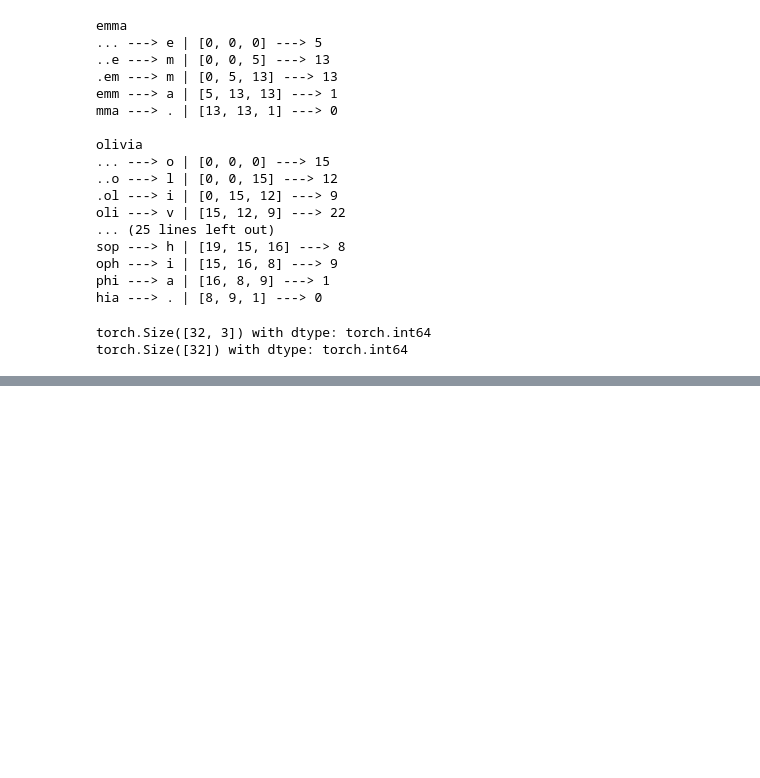
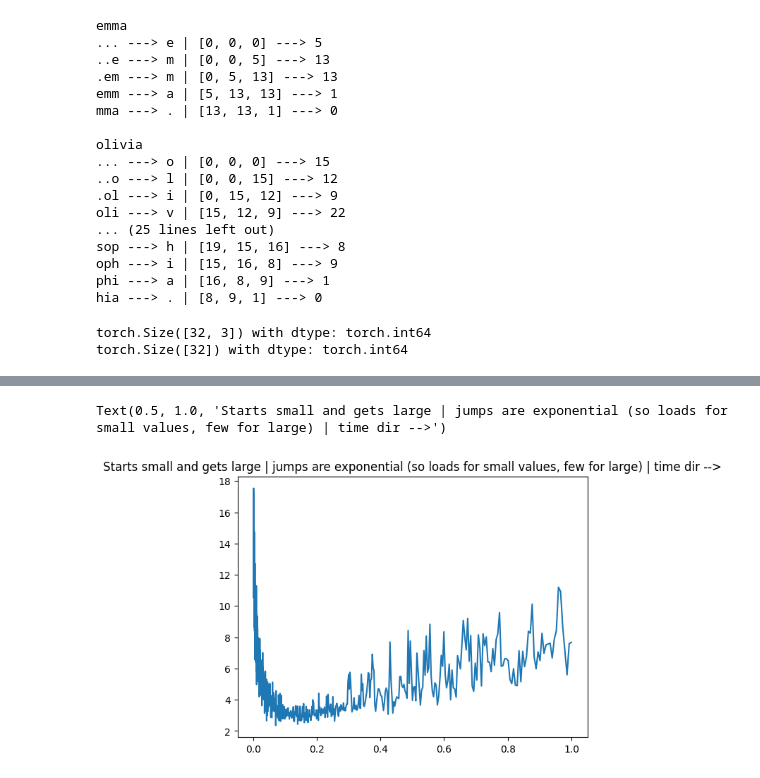
Before and after one commit to Matthew-Packham/embedding_from_first_principles, a Jupyter notebook: embeddings_from_first_principles.ipynb, the cells around one changed output, grey strips where cells are left out. Saved outputs shown, nothing was run; the diff lists cells and outputs as text; code cells hidden in the pictures; blank space fills up the shorter version.

Commit message:
Embeddings Visualised

```diff
--- a/embeddings_from_first_principles.ipynb
+++ b/embeddings_from_first_principles.ipynb
@@ -72,0 +254,3 @@ torch.Size([32]) with dtype: torch.int64
+# %%
+for p in parameters:
+    p.requires_grad = True
@@ -72,0 +366,25 @@ torch.Size([32]) with dtype: torch.int64
+# %%
+iterations = 1000
+mini_batch_size = 32
+
+for _ in range(iterations):
+
+    # construct mini batch (randomly select 32 examples with replacement)
+    # select 32 integers (which represent the indexes of our training set)
+    ix = torch.randint(0, X.shape[0], (mini_batch_size,))
+
+    ## FORWARD PASS ##
+    emb = C[X[ix]] # (32, 3, 2)
+    h1 = torch.tanh(emb.view(-1, 6) @ w1 + b1) #(32, 6)x(6, 100) gives (32, 100)
+    logits = h1 @ w2 + b2 #(32, 27)
+    loss = F.cross_entropy(logits, Y[ix]) #softmax is applied internally
+
+    ## BACKWARDS PASS ##
+    for p in parameters:
+        p.grad = None
+    loss.backward()
+
+    ## UPDATE ##
+    for p in parameters:
+        p.data += -0.1 * p.grad
+print(f"Final Loss For that mini Batch final chosen mini-batch (the last one! [the hundreth one]) [ix]: {loss.item():.3f}")
@@ -72,0 +393,9 @@ torch.Size([32]) with dtype: torch.int64
+# %%
+# Run the forward pass on the whole data to get the full model loss
+
+## FORWARD PASS ##
+emb = C[X] # <-- evaluating all of X
+h1 = torch.tanh(emb.view(-1, 6) @ w1 + b1)
+logits = h1 @ w2 + b2
+loss = F.cross_entropy(logits, Y) #<-- All of Y
+print(f"Model Loss (after iterating over mini batches) {loss.item():.3f}")
@@ -72,0 +458,8 @@ torch.Size([32]) with dtype: torch.int64
+# %%
+import matplotlib.pyplot as plt
+
+plt.plot(lr_idx, lr_loss)
+plt.title("Starts small and gets large | jumps are exponential (so loads for small values, few for large) | time dir -->")
+# %% [output]
+Text(0.5, 1.0, 'Starts small and gets large | jumps are exponential (so loads for small values, few for large) | time dir -->')
+[figure, added]
```
Also changed, not shown: parts of 59 cells of this notebook.
